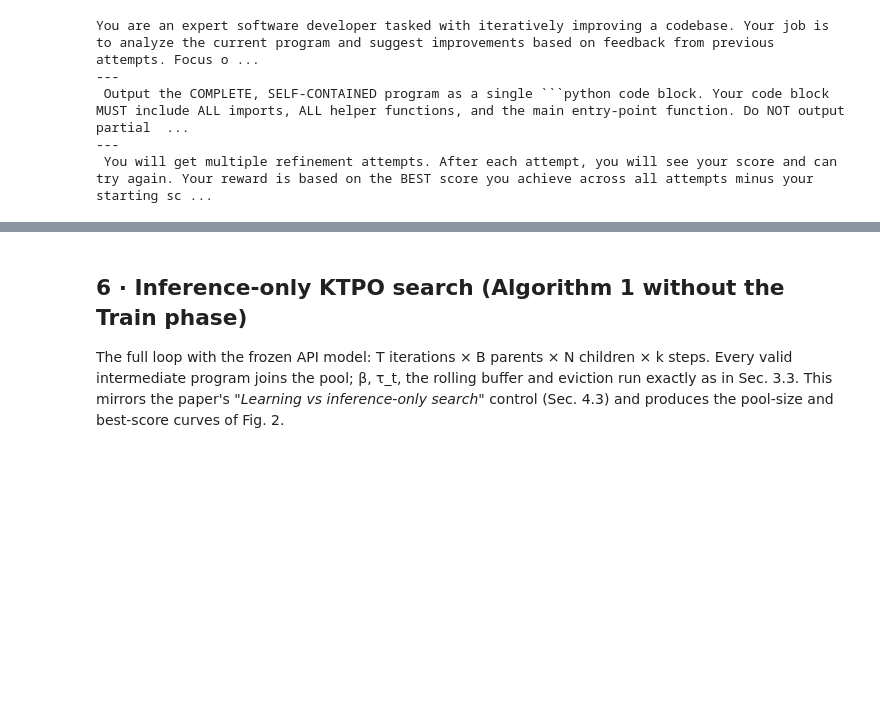
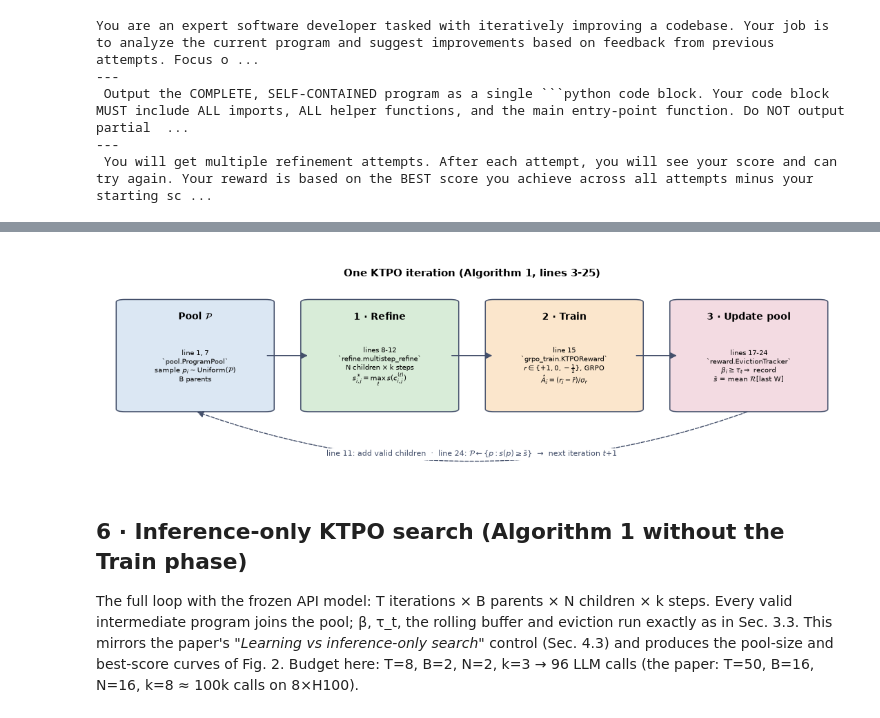
Before and after one commit to bersamin12/RCP11, a Jupyter notebook: notebooks/03_ktpo.ipynb, the cells around one changed output, grey strips where cells are left out. Cells and saved outputs as stored; diff of their text form; code cells hidden in the pictures; blank space fills up the shorter version.

```diff
--- a/notebooks/03_ktpo.ipynb
+++ b/notebooks/03_ktpo.ipynb
@@ -269,4 +543,9 @@ def construct_packing():
+# %%
+from ktpo import viz
+fig, ax = plt.subplots(figsize=(11, 3.4)); viz.cycle_diagram(ax); plt.tight_layout(); plt.show()
+# %% [output]
+[figure, added]
 # %% [markdown]
 ## 6 · Inference-only KTPO search (Algorithm 1 without the Train phase)
 
-The full loop with the frozen API model: T iterations × B parents × N children × k steps. Every valid intermediate program joins the pool; β, τ_t, the rolling buffer and eviction run exactly as in Sec. 3.3. This mirrors the paper's *"Learning vs inference-only search"* control (Sec. 4.3) and produces the pool-size and best-score curves of Fig. 2.
+The full loop with the frozen API model: T iterations × B parents × N children × k steps. Every valid intermediate program joins the pool; β, τ_t, the rolling buffer and eviction run exactly as in Sec. 3.3. This mirrors the paper's *"Learning vs inference-only search"* control (Sec. 4.3) and produces the pool-size and best-score curves of Fig. 2. Budget here: T=8, B=2, N=2, k=3 → 96 LLM calls (the paper: T=50, B=16, N=16, k=8 ≈ 100k calls on 8×H100).
```
Also changed, not shown: parts of 40 cells of this notebook, 55 other files.
